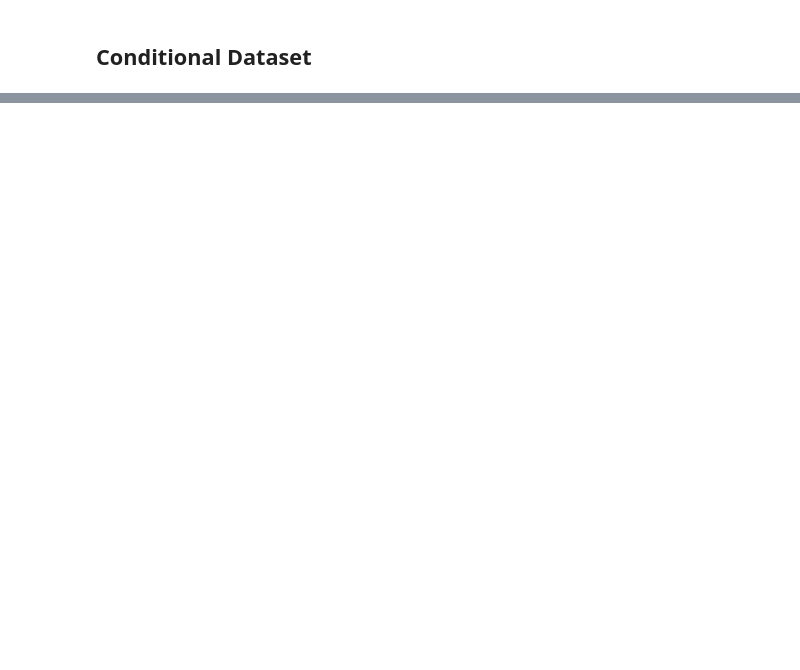
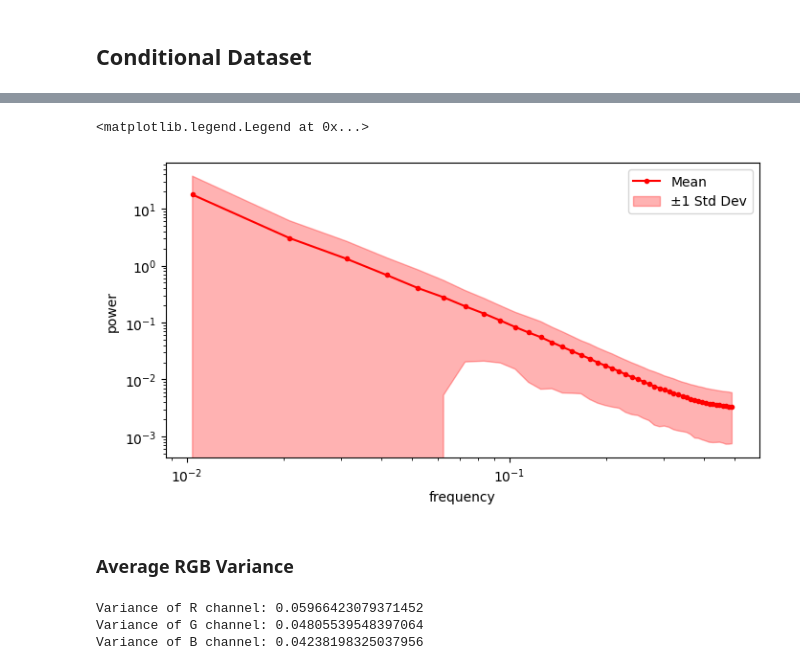
Before and after one commit to KyroChi/Pokemon-Sprite-Dataset, a Jupyter notebook: example/unwrapped_sprites.ipynb, the cells around one changed output, grey strips where cells are left out. Drawn from its saved outputs; the diff is of its cells as text; code cells hidden in the pictures; blank space fills up the shorter version.

```diff
--- a/example/unwrapped_sprites.ipynb
+++ b/example/unwrapped_sprites.ipynb
@@ -69,0 +140,64 @@ plt.show()
+# %%
+def calc_mean_log_rapsd(x, num_samples):
+  spectra = []
+  for k in range(num_samples):
+    rapsd, freq = spectral.rapsd(x[k, ...], fft_method=np.fft, return_freq=True)
+    spectra.append(rapsd)
+
+  mean_log_rapsd = np.mean(np.array([np.log(s + 1e-30) for s in spectra]), axis=0)
+  var_log_rapsd = np.var(np.array([np.log(s + 1e-30) for s in spectra]), axis=0)
+  return mean_log_rapsd, var_log_rapsd, freq
+# %%
+rapsd_samples = 2000
+rapsd_images = []
+
+for ii in range(rapsd_samples):
+    img = cond_dataset[random.randint(0, len(cond_dataset) - 1)][0]
+    img = img.permute(1, 2, 0)
+    rapsd_images.append(img)
+
+rapsd_images = np.array([img.numpy() for img in rapsd_images])
+
+mean_log_rapsd, var_log_rapsd, frequencies = calc_mean_log_rapsd(rapsd_images[..., 1], num_samples=rapsd_samples)
+std_log_rapsd = np.sqrt(var_log_rapsd)
+
+plt.figure(figsize=(8, 4))
+mean_curve = np.exp(mean_log_rapsd)[1:]
+std_curve = np.exp(mean_log_rapsd + std_log_rapsd)[1:] - mean_curve
+plt.plot(frequencies[1:], mean_curve, c='red', marker='o', markersize=3, label='Mean')
+plt.fill_between(frequencies[1:], mean_curve - std_curve, mean_curve + std_curve, color='red', alpha=0.3, label='±1 Std Dev')
+plt.xscale('log')
+plt.yscale('log')
+plt.xlabel('frequency')
+plt.ylabel('power')
+plt.legend()
+# %% [output]
+<matplotlib.legend.Legend at 0x...>
+[figure, added]
+# %% [markdown]
+### Average RGB Variance
+# %%
+import random
+import numpy as np
+
+num_samples = 2000
+
+selected_images = []
+for _ in range(num_samples):
+    img = cond_dataset[random.randint(0, len(cond_dataset) - 1)][0]
+    img = img.permute(1, 2, 0)  # Convert from (C, H, W) to (H, W, C)
+    selected_images.append(img.numpy())
+
+selected_images = np.array(selected_images)
+
+variance_r = np.var(selected_images[..., 0])
+variance_g = np.var(selected_images[..., 1])
+variance_b = np.var(selected_images[..., 2])
+
+print(f"Variance of R channel: {variance_r}")
+print(f"Variance of G channel: {variance_g}")
+print(f"Variance of B channel: {variance_b}")
+# %% [output]
+Variance of R channel: 0.05966423079371452
+Variance of G channel: 0.04805539548397064
+Variance of B channel: 0.04238198325037956
```
Also changed, not shown: parts of 7 cells of this notebook, 5 other files.
